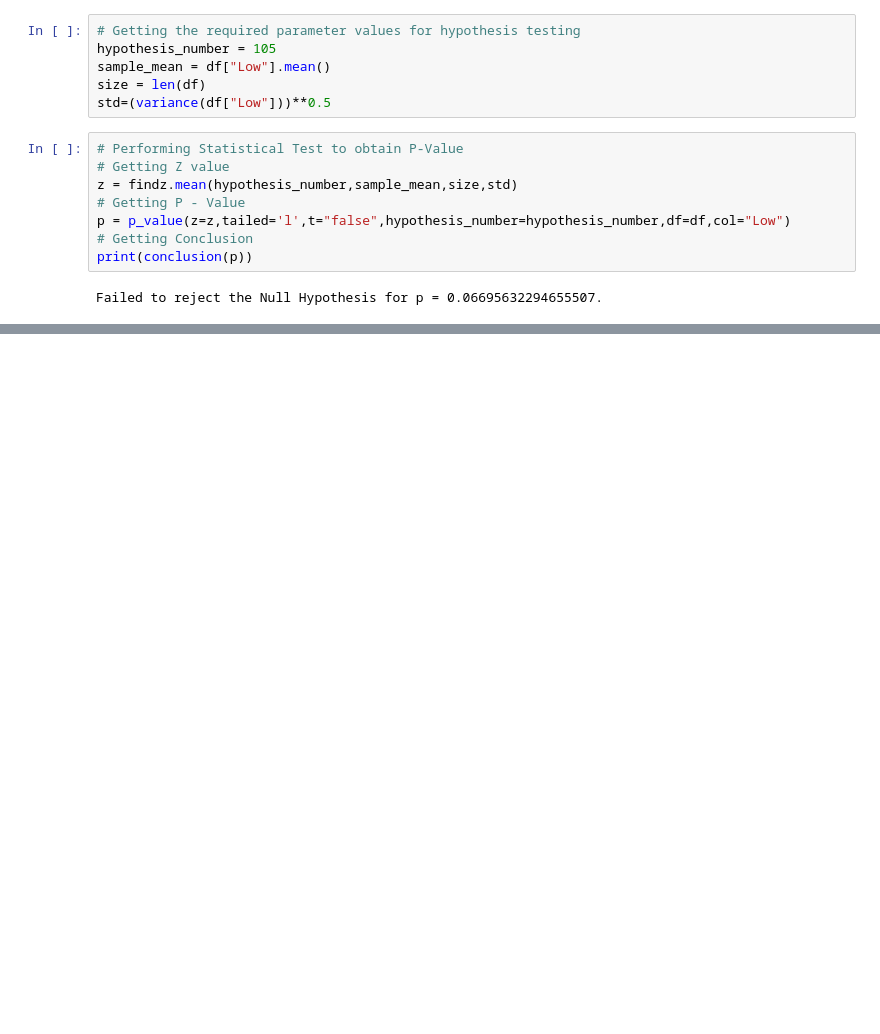
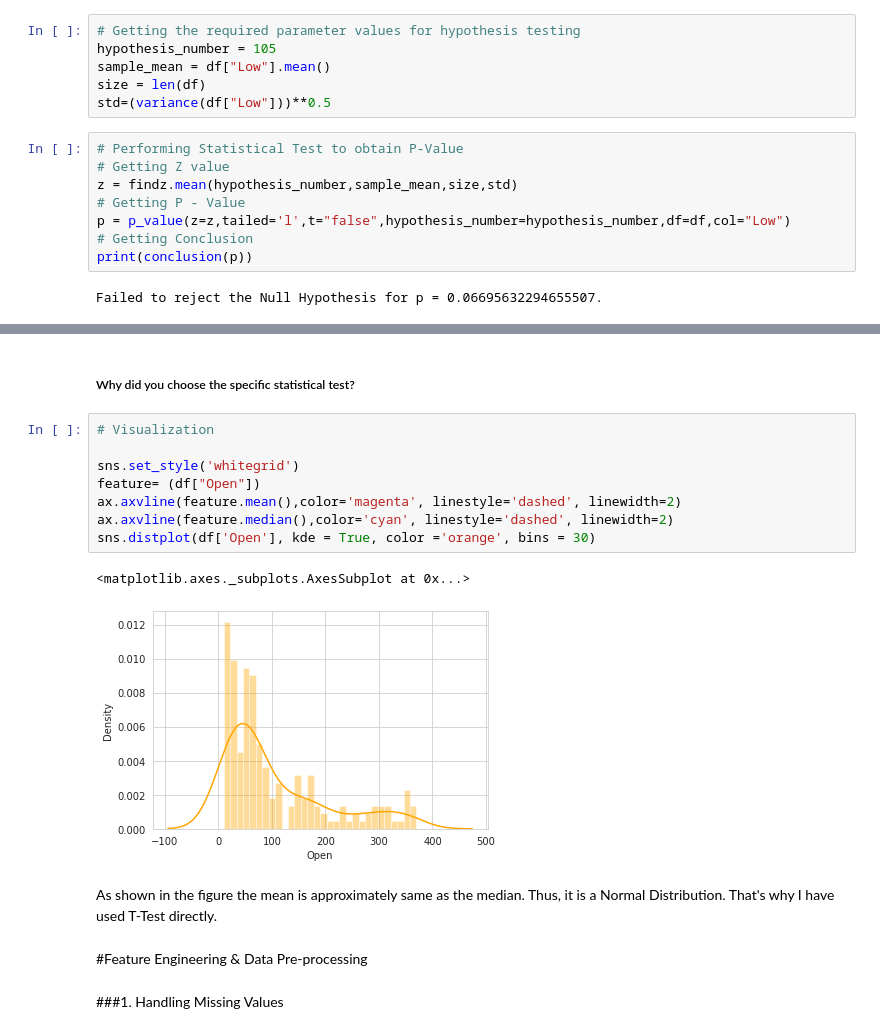
Before and after one commit to shivankb/Yes-Bank-Stock-Closing-Price-Prediction, a Jupyter notebook: yes_bank_stock_closing_price_prediction_ipynb.ipynb, the cells around one changed output, grey strips where cells are left out. Cells and saved outputs as stored; diff of their text form; blank space fills up the shorter version.

```diff
--- a/yes_bank_stock_closing_price_prediction_ipynb.ipynb
+++ b/yes_bank_stock_closing_price_prediction_ipynb.ipynb
@@ -453,0 +668,19 @@ Failed to reject the Null Hypothesis for p = 0.06695632294655507.
+# %% [markdown]
+##### Why did you choose the specific statistical test?
+# %%
+# Visualization
+
+sns.set_style('whitegrid')
+feature= (df["Open"])
+ax.axvline(feature.mean(),color='magenta', linestyle='dashed', linewidth=2)
+ax.axvline(feature.median(),color='cyan', linestyle='dashed', linewidth=2)
+sns.distplot(df['Open'], kde = True, color ='orange', bins = 30)
+# %% [output]
+<matplotlib.axes._subplots.AxesSubplot at 0x...>
+[figure, added]
+# %% [markdown]
+As shown in the figure the mean is approximately same as the median. Thus, it is a Normal Distribution. That's why I have used T-Test directly.
+# %% [markdown]
+#Feature Engineering & Data Pre-processing
+# %% [markdown]
+###1. Handling Missing Values
```
Also changed, not shown: parts of 84 cells of this notebook.
